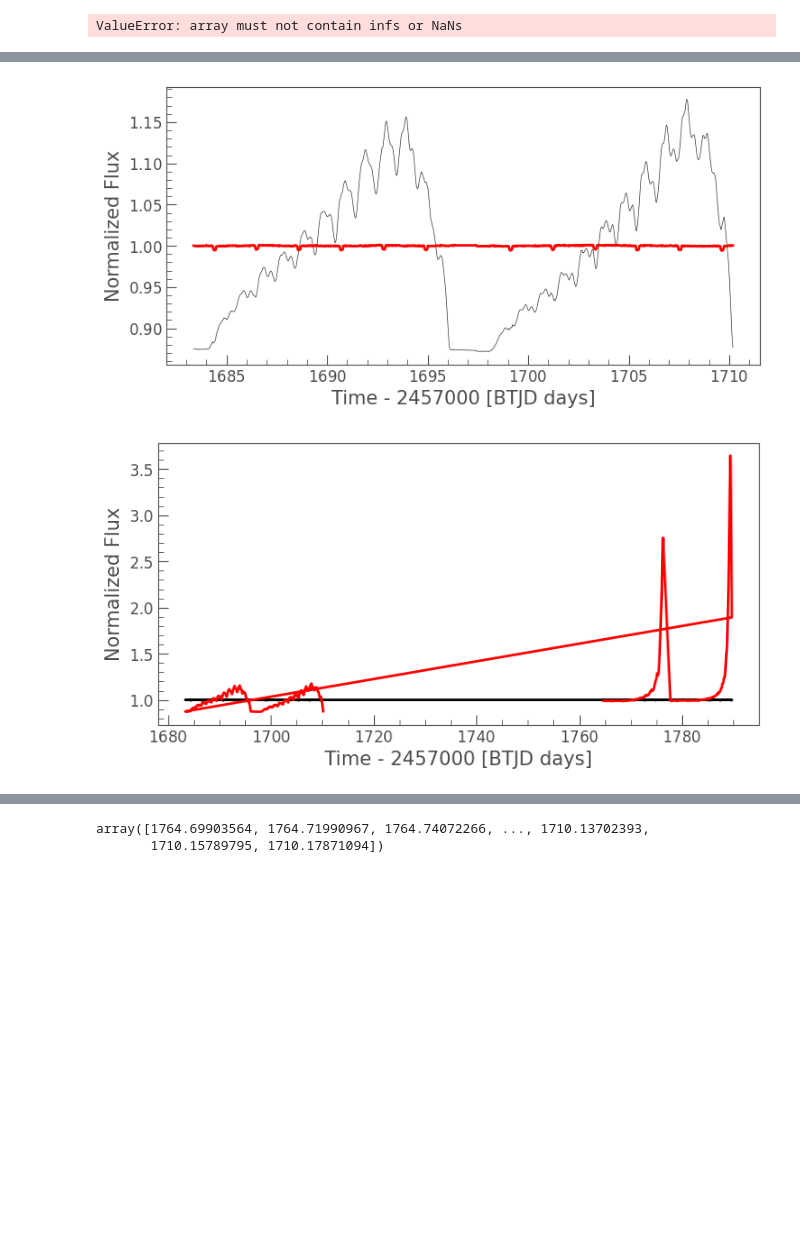
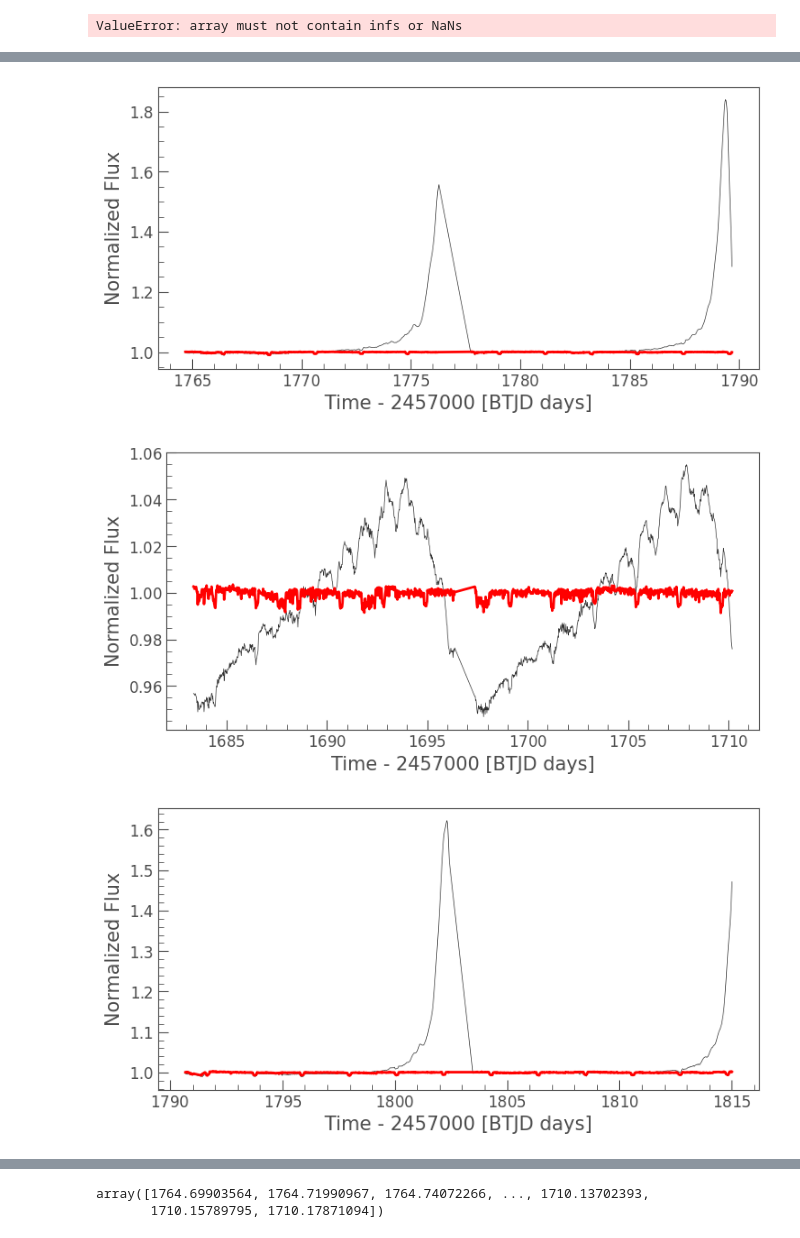
Before and after one commit to JCatton/KJRJMCMCMC, a Jupyter notebook: TransitAnalysis/Test.ipynb, the cells around one changed output, grey strips where cells are left out. Saved outputs shown, nothing was run; the diff lists cells and outputs as text; code cells hidden in the pictures; blank space fills up the shorter version.

```diff
--- a/TransitAnalysis/Test.ipynb
+++ b/TransitAnalysis/Test.ipynb
@@ -865,0 +842,3 @@ SearchResult containing 43 data products.
+# %%
+tpf = lk.search_targetpixelfile("TOI-1181", mission="TESS", author="SPOC", exptime = 120)
+tpf
@@ -866,7 +865,7 @@ SearchResult containing 43 data products.
 # %%
-tpf = lk.search_tesscut(name)[1:5].download_all(cutout_size=(50, 50))
+tpf = tpf[1:5].download_all()
 # %%
-tpf = tpf[1:]
+# tpf = tpf[1:]
 # %%
 len(tpf)
 # %% [output]
@@ -891,0 +896,25 @@ tpf[1].plot(aperture_mask=aper)
+# %%
+import numpy as np
+i=1
+uncorr_lc = tpf[i].to_lightcurve(aperture_mask=aper)
+# print(len(uncorr_lc))
+uncorr_lc.remove_outliers().normalize().plot()
+plt.show()
+
+uncorrected_lc = uncorr_lc.remove_nans()
+
+clean_flux = tpf[i].flux[~np.isnan(tpf[i].to_lightcurve(aperture_mask=aper).flux), :, :]
+times = tpf[i].time.value - np.min(tpf[i].time.value)  # zero our times as this is in line with current simulations
+
+times = times - np.min(times)  # zero our times as this is in line with current simulations
+num = 200
+max_val = max(uncorr_lc.flux[:num])
+print(max_val)
+
+uncorr_lc[:200].normalize().plot()
+# plt.plot(times[:num], uncorr_lc.flux[:num])
+
+
+plt.show()
+
+uncorr_lc[600:800].normalize().plot()
@@ -916,7 +951,7 @@ from lightkurve.correctors import DesignMatrix, RegressionCorrector
 import numpy as np
 old_list = []
 new_list = []
-for i in range(2):
+for i in range(4):
     uncorrected_lc, corrected_lc = apply_regressor(tpf[i])
     ax = uncorrected_lc.plot()
     corrected_lc.plot(ax=ax, c='r', lw=2)
@@ -943,2 +978,3 @@ plt.show()
-[figure, old version]
+[figure, new version]
-[figure, old version]
+[figure, new version]
+[figure, added]
```
Also changed, not shown: parts of 12 cells of this notebook, 1 other file.
